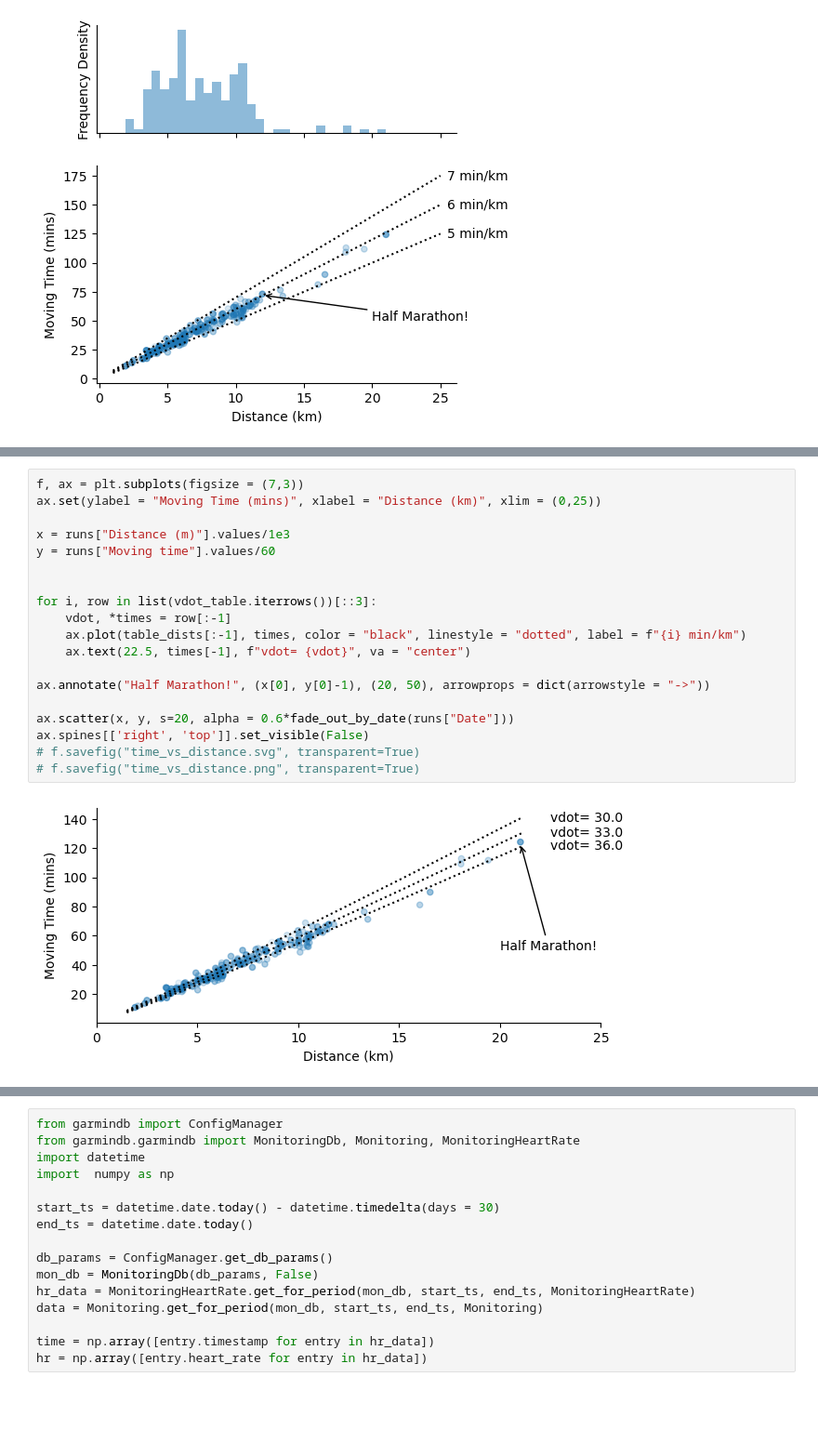
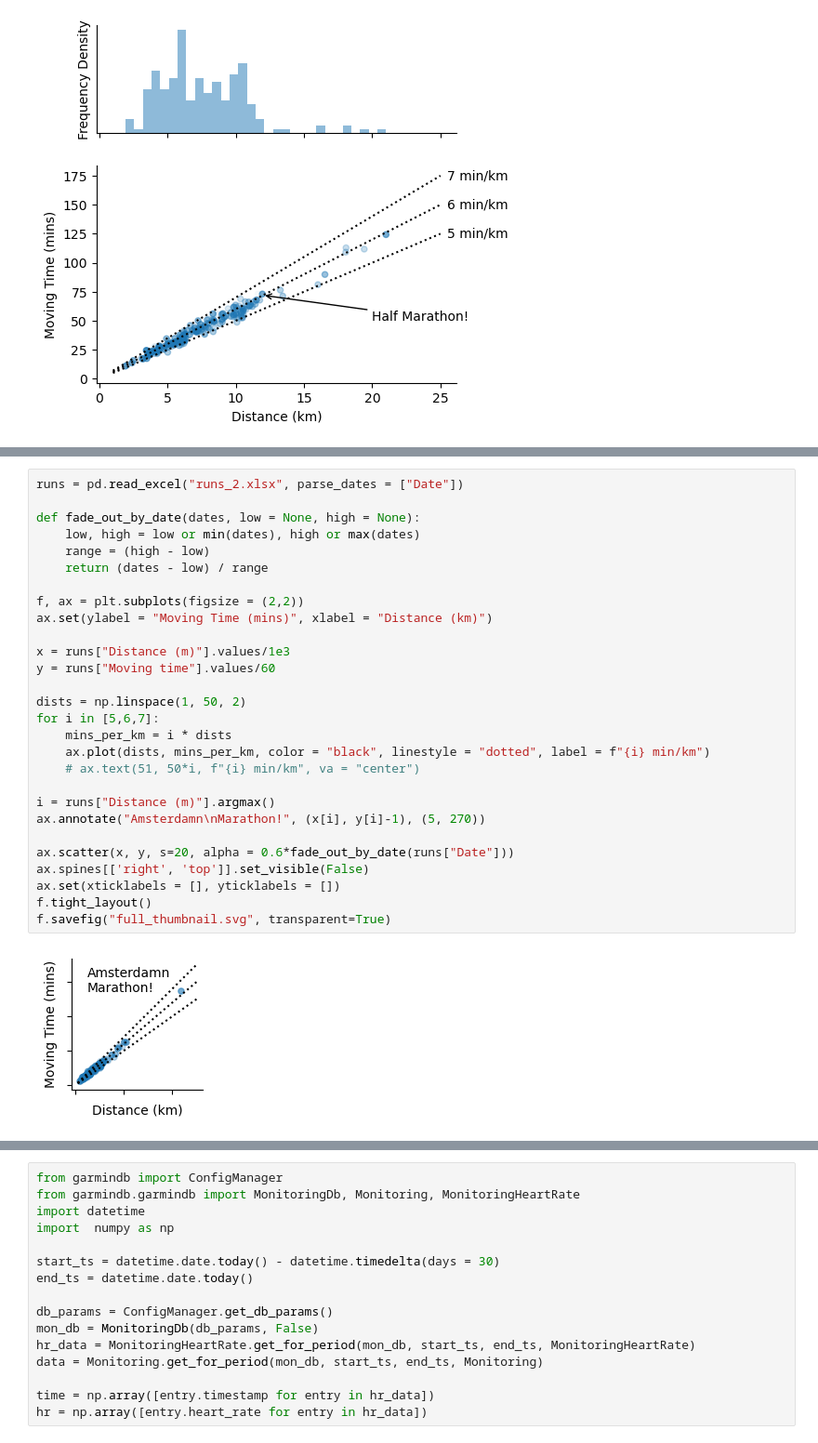
Before and after one commit to TomHodson/tomhodson.github.com, a Jupyter notebook: assets/blog/running/running.ipynb, the cells around one changed output, grey strips where cells are left out. Shown: that part at 93% size. Drawn from its saved outputs; the diff is of its cells as text; blank space fills up the shorter version.

```diff
--- a/assets/blog/running/running.ipynb
+++ b/assets/blog/running/running.ipynb
@@ -98,24 +131,33 @@ for i, row in vdot_table.iterrows():
-# %%
-f, ax = plt.subplots(figsize = (7,3))
-ax.set(ylabel = "Moving Time (mins)", xlabel = "Distance (km)", xlim = (0,25))
-
-x = runs["Distance (m)"].values/1e3
-y = runs["Moving time"].values/60
-
-
-for i, row in list(vdot_table.iterrows())[::3]:
-    vdot, *times = row[:-1]
-    ax.plot(table_dists[:-1], times, color = "black", linestyle = "dotted", label = f"{i} min/km")
-    ax.text(22.5, times[-1], f"vdot= {vdot}", va = "center")
-
-ax.annotate("Half Marathon!", (x[0], y[0]-1), (20, 50), arrowprops = dict(arrowstyle = "->"))
-
-ax.scatter(x, y, s=20, alpha = 0.6*fade_out_by_date(runs["Date"]))
-ax.spines[['right', 'top']].set_visible(False)
-# f.savefig("time_vs_distance.svg", transparent=True)
-# f.savefig("time_vs_distance.png", transparent=True)
-# %% [output]
-[figure, removed]
+# %%
+runs = pd.read_excel("runs_2.xlsx", parse_dates = ["Date"])
+
+def fade_out_by_date(dates, low = None, high = None):
+    low, high = low or min(dates), high or max(dates)
+    range = (high - low)
+    return (dates - low) / range
+
+f, ax = plt.subplots(figsize = (2,2))
+ax.set(ylabel = "Moving Time (mins)", xlabel = "Distance (km)")
+
+x = runs["Distance (m)"].values/1e3
+y = runs["Moving time"].values/60
+
+dists = np.linspace(1, 50, 2)
+for i in [5,6,7]:
+    mins_per_km = i * dists
+    ax.plot(dists, mins_per_km, color = "black", linestyle = "dotted", label = f"{i} min/km")
+    # ax.text(51, 50*i, f"{i} min/km", va = "center")
+
+i = runs["Distance (m)"].argmax()
+ax.annotate("Amsterdamn\nMarathon!", (x[i], y[i]-1), (5, 270))
+
+ax.scatter(x, y, s=20, alpha = 0.6*fade_out_by_date(runs["Date"]))
+ax.spines[['right', 'top']].set_visible(False)
+ax.set(xticklabels = [], yticklabels = [])
+f.tight_layout()
+f.savefig("full_thumbnail.svg", transparent=True)
+# %% [output]
+[figure, added]
 # %%
 !garmindb_cli.py --all --download --import --analyze --latest
 # %% [output]
```
Also changed, not shown: parts of 5 cells of this notebook, 18 other files.
